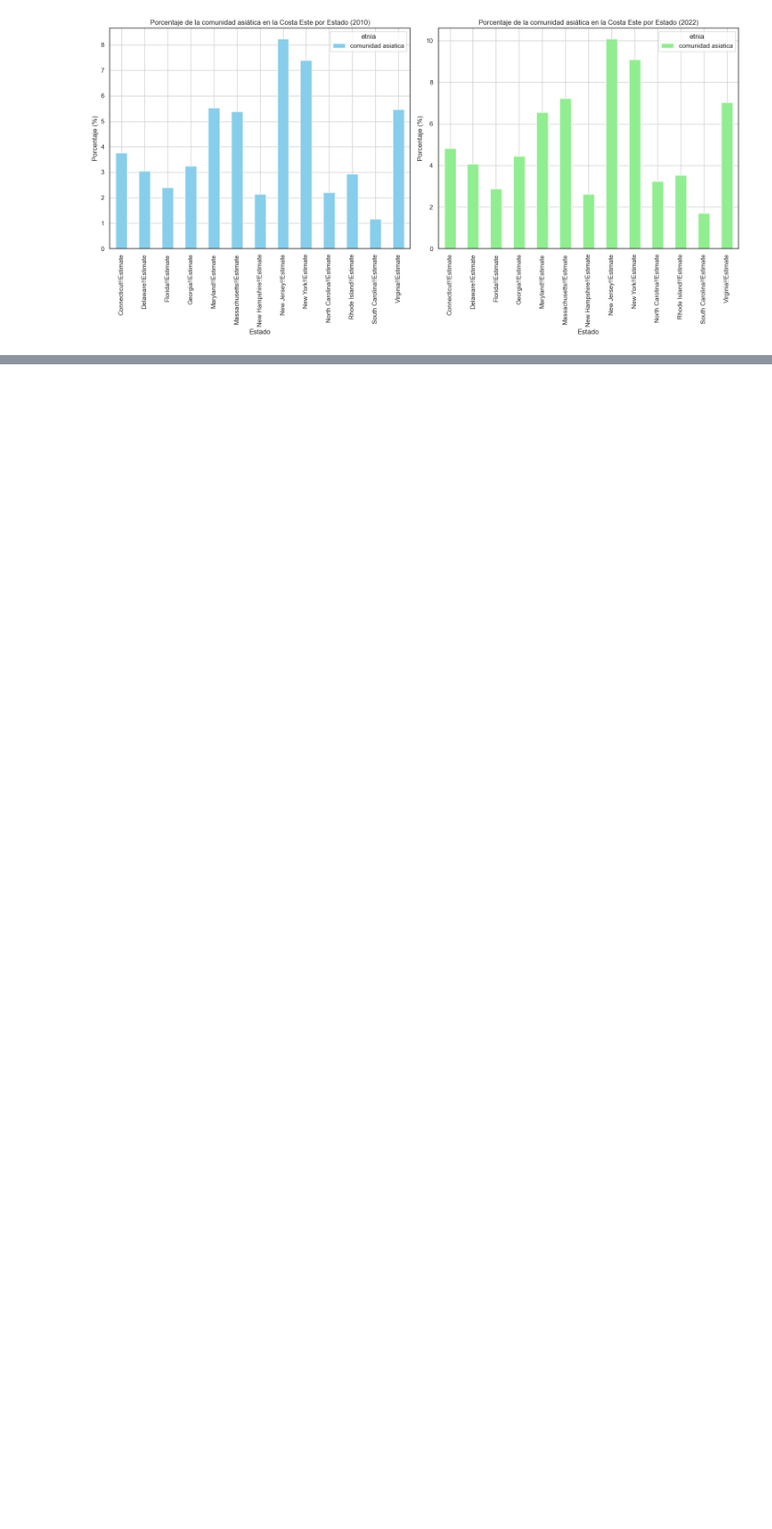
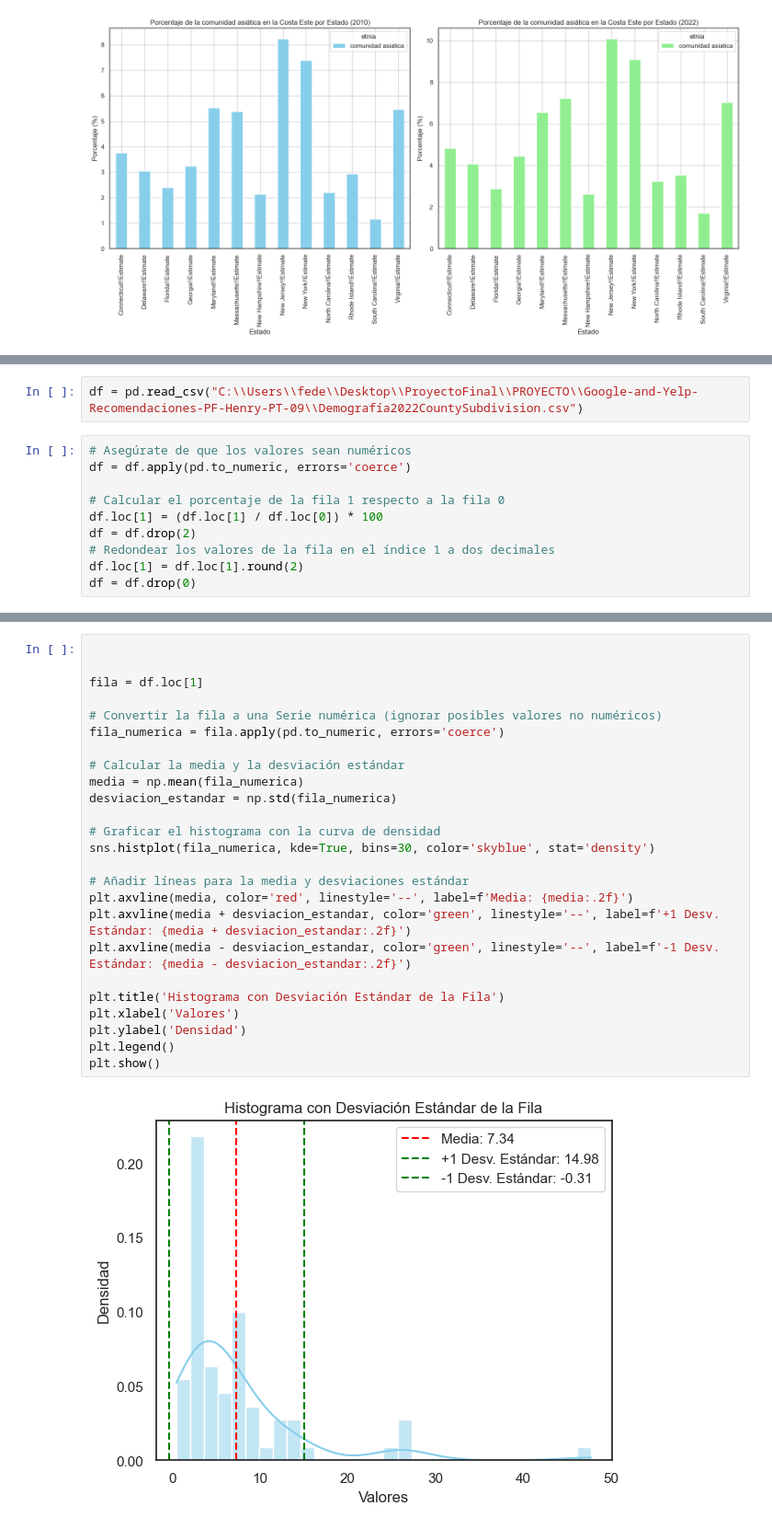
Before and after one commit to psm545/Google-and-Yelp-Recomendaciones-PF-Henry-PT-09, a Jupyter notebook: Demografía.ipynb, the cells around one changed output, grey strips where cells are left out. Shown: that part at 92% size. Drawn from its saved outputs; the diff is of its cells as text; blank space fills up the shorter version.

Commit message:
finalizacion de la tarea

```diff
--- a/Demografía.ipynb
+++ b/Demografía.ipynb
@@ -418,0 +416,12 @@ plt.show()
+# %%
+df = pd.read_csv("C:\\Users\\fede\\Desktop\\ProyectoFinal\\PROYECTO\\Google-and-Yelp-Recomendaciones-PF-Henry-PT-09\\Demografía2022CountySubdivision.csv")
+# %%
+# Asegúrate de que los valores sean numéricos
+df = df.apply(pd.to_numeric, errors='coerce')
+
+# Calcular el porcentaje de la fila 1 respecto a la fila 0
+df.loc[1] = (df.loc[1] / df.loc[0]) * 100
+df = df.drop(2)
+# Redondear los valores de la fila en el índice 1 a dos decimales
+df.loc[1] = df.loc[1].round(2)
+df = df.drop(0)
@@ -418,0 +458,27 @@ plt.show()
+# %%
+
+
+fila = df.loc[1]
+
+# Convertir la fila a una Serie numérica (ignorar posibles valores no numéricos)
+fila_numerica = fila.apply(pd.to_numeric, errors='coerce')
+
+# Calcular la media y la desviación estándar
+media = np.mean(fila_numerica)
+desviacion_estandar = np.std(fila_numerica)
+
+# Graficar el histograma con la curva de densidad
+sns.histplot(fila_numerica, kde=True, bins=30, color='skyblue', stat='density')
+
+# Añadir líneas para la media y desviaciones estándar
+plt.axvline(media, color='red', linestyle='--', label=f'Media: {media:.2f}')
+plt.axvline(media + desviacion_estandar, color='green', linestyle='--', label=f'+1 Desv. Estándar: {media + desviacion_estandar:.2f}')
+plt.axvline(media - desviacion_estandar, color='green', linestyle='--', label=f'-1 Desv. Estándar: {media - desviacion_estandar:.2f}')
+
+plt.title('Histograma con Desviación Estándar de la Fila')
+plt.xlabel('Valores')
+plt.ylabel('Densidad')
+plt.legend()
+plt.show()
+# %% [output]
+[figure, added]
```
Also changed, not shown: parts of 14 cells of this notebook.
